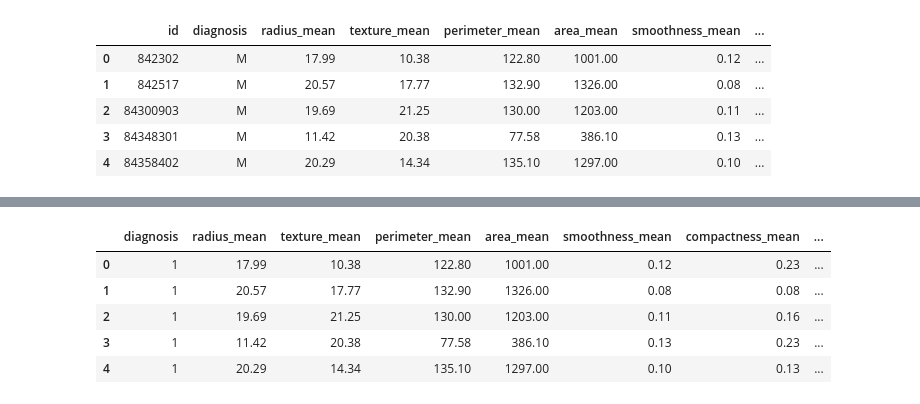
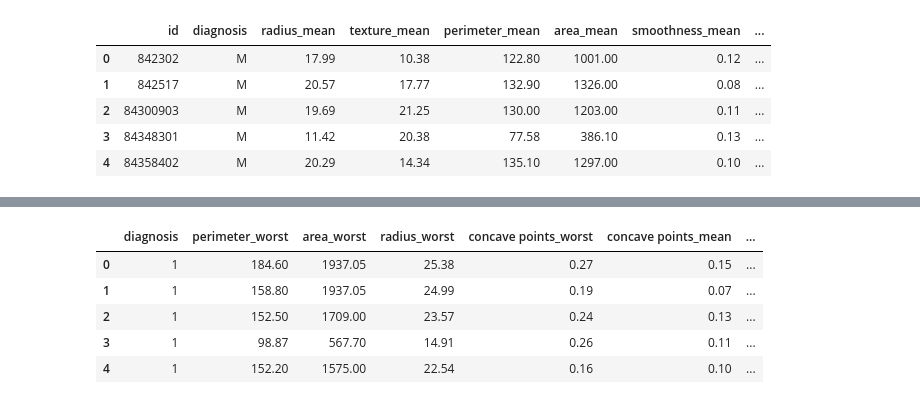
Before and after one commit to dagmawiii03/causal-inference, a Jupyter notebook: notebooks/Untitled.ipynb, the cells around one changed output, grey strips where cells are left out. Cells and saved outputs as stored; diff of their text form; code cells hidden in the pictures.

```diff
--- a/notebooks/Untitled.ipynb
+++ b/notebooks/Untitled.ipynb
@@ -79,11 +56,14 @@ features = ['diagnosis', 'radius_mean', 'texture_mean', 'perimeter_mean',
+# %%
+feat = ['diagnosis', 'perimeter_worst', 'area_worst', 'radius_worst', 'concave points_worst', 'concave points_mean', 'perimeter_mean', 'area_mean', 'radius_mean', 'area_se', 'concavity_mean', 'concavity_worst', 'perimeter_se', 'radius_se', 'compactness_worst', 'compactness_mean', 'texture_worst', 'concave points_se', 'smoothness_worst', 'texture_mean', 'symmetry_worst', 'concavity_se', 'smoothness_mean', 'symmetry_mean', 'compactness_se', 'fractal_dimension_worst', 'fractal_dimension_se', 'texture_se', 'fractal_dimension_mean', 'symmetry_se', 'smoothness_se']
 # %%
-#numerate diagnosis for
+#encode diagnosis 1 for malignant and 0 for benign
+x = df[feat[:29]]
 x['diagnosis'] = x['diagnosis'].apply(lambda x: 1 if x == "M" else 0)
 x.head(5)
 # %% [output]
-|  | diagnosis | radius_mean | texture_mean | perimeter_mean | area_mean | smoothness_mean | compactness_mean | ... |
-| 0 | 1 | 17.99 | 10.38 | 122.80 | 1001.00 | 0.12 | 0.23 | ... |
-| 1 | 1 | 20.57 | 17.77 | 132.90 | 1326.00 | 0.08 | 0.08 | ... |
-| 2 | 1 | 19.69 | 21.25 | 130.00 | 1203.00 | 0.11 | 0.16 | ... |
-| 3 | 1 | 11.42 | 20.38 | 77.58 | 386.10 | 0.13 | 0.23 | ... |
-| 4 | 1 | 20.29 | 14.34 | 135.10 | 1297.00 | 0.10 | 0.13 | ... |
+|  | diagnosis | perimeter_worst | area_worst | radius_worst | concave points_worst | concave points_mean | ... |
+| 0 | 1 | 184.60 | 1937.05 | 25.38 | 0.27 | 0.15 | ... |
+| 1 | 1 | 158.80 | 1937.05 | 24.99 | 0.19 | 0.07 | ... |
+| 2 | 1 | 152.50 | 1709.00 | 23.57 | 0.24 | 0.13 | ... |
+| 3 | 1 | 98.87 | 567.70 | 14.91 | 0.26 | 0.11 | ... |
+| 4 | 1 | 152.20 | 1575.00 | 22.54 | 0.16 | 0.10 | ... |
```
Also changed, not shown: parts of 18 cells of this notebook.
